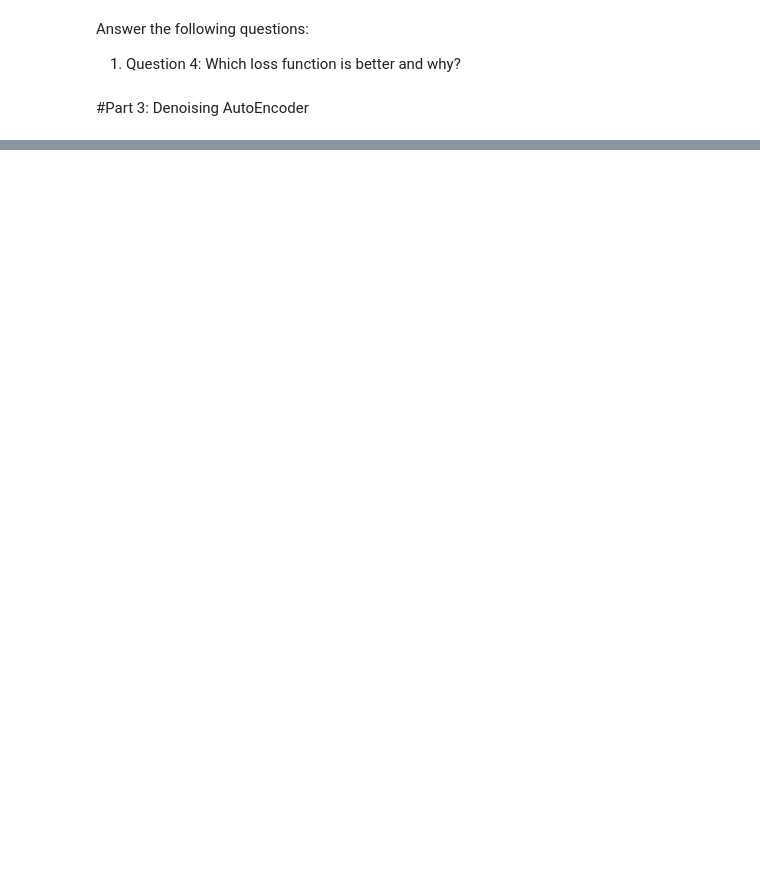
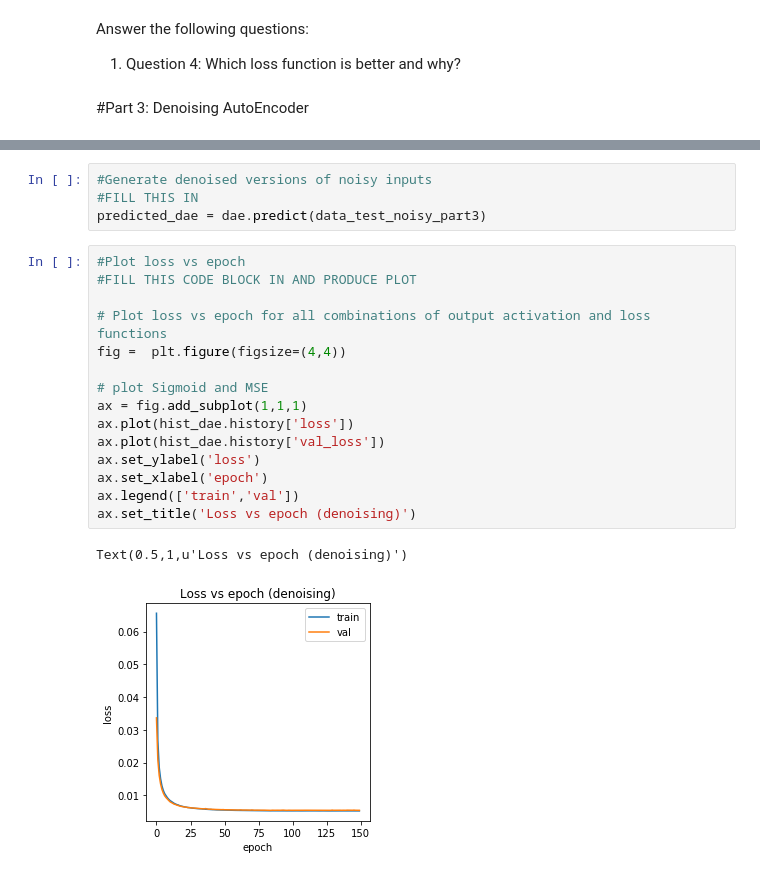
Before and after one commit to Salazar-Prime/deep_forget, a Jupyter notebook: Project 2 Autoencoders/Project_2_Student_code.ipynb, the cells around one changed output, grey strips where cells are left out. Saved outputs shown, nothing was run; the diff lists cells and outputs as text; blank space fills up the shorter version.

```diff
--- a/Project 2 Autoencoders/Project_2_Student_code.ipynb
+++ b/Project 2 Autoencoders/Project_2_Student_code.ipynb
@@ -356,0 +386,22 @@ def dae():
+# %%
+#Generate denoised versions of noisy inputs
+#FILL THIS IN
+predicted_dae = dae.predict(data_test_noisy_part3)
+# %%
+#Plot loss vs epoch
+#FILL THIS CODE BLOCK IN AND PRODUCE PLOT
+
+# Plot loss vs epoch for all combinations of output activation and loss functions
+fig =  plt.figure(figsize=(4,4))
+
+# plot Sigmoid and MSE
+ax = fig.add_subplot(1,1,1)
+ax.plot(hist_dae.history['loss'])
+ax.plot(hist_dae.history['val_loss'])
+ax.set_ylabel('loss')
+ax.set_xlabel('epoch')
+ax.legend(['train','val'])
+ax.set_title('Loss vs epoch (denoising)')
+# %% [output]
+Text(0.5,1,u'Loss vs epoch (denoising)')
+[figure, added]
```
Also changed, not shown: parts of 9 cells of this notebook.
